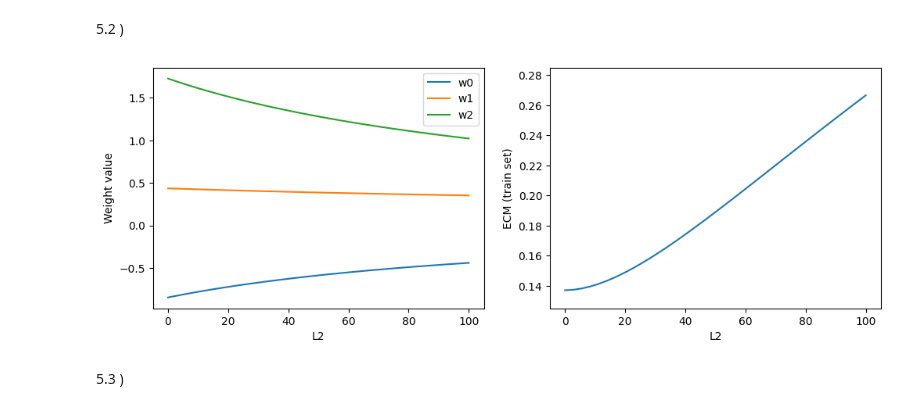
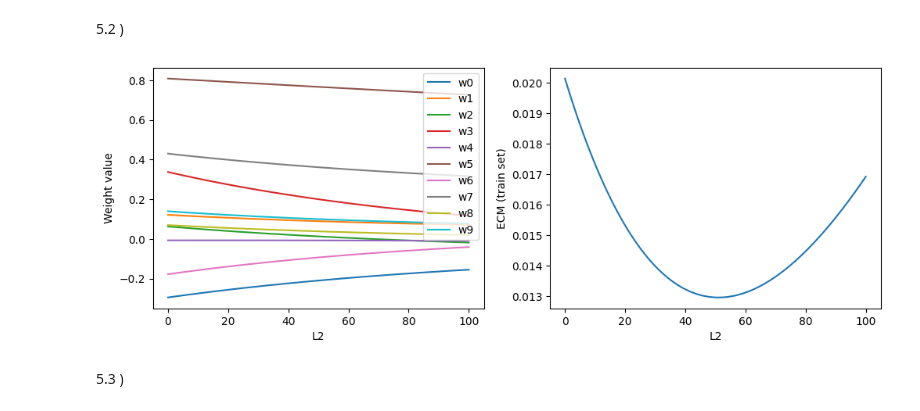
Before and after one commit to NazaGonella/TP01-machine-learning, a Jupyter notebook: Entrega_TP1_05.ipynb, the cells around one changed output. Drawn from its saved outputs; the diff is of its cells as text; code cells hidden in the pictures.

```diff
--- a/Entrega_TP1_05.ipynb
+++ b/Entrega_TP1_05.ipynb
@@ -9,9 +9,11 @@ from src.models import LinealReg
 
 raw_data : data_handler.RawData = data_handler.RawData()
 # %%
-engineered_data : data_handler.ProcessedData = data_handler.ProcessedData(correct_data_types=True, standarize=False, area_units='m2')
+engineered_data : data_handler.ProcessedData = data_handler.ProcessedData(correct_data_types=False, standarize=False, area_units='m2')
 engineered_data.fill_missing_values(method='mean')
 engineered_data.casas_dev['high_latitude'] = np.where(engineered_data.casas_dev['lat'] > 0, True, False)
+engineered_data.casas_dev['rooms_per_area'] = engineered_data.casas_dev['rooms'] / engineered_data.casas_dev['area']
+engineered_data.casas_dev['log_area'] = np.log(engineered_data.casas_dev['area'])
 engineered_data.casas_dev = engineered_data.casas_dev.drop(columns=['lon', 'lat', 'area_units'])
-engineered_data.casas_dev.head()
+engineered_data.casas_dev.info()
 # %% [output]
@@ -26,9 +38,5 @@ train : pd.DataFrame
 validation : pd.DataFrame
 train, validation = data_handler.get_train_and_validation_sets(engineered_data.casas_dev, train_fraction=0.8, seed=42)
 train_standarized : pd.DataFrame = prepro.standarize_numeric_columns(train, excluded_columns=set(['lat', 'lon', 'is_house', 'has_pool', 'area_units', 'high_latitude']))
-validation_standarized : pd.DataFrame = prepro.standarize_numeric_columns(train, excluded_columns=set(['lat', 'lon', 'is_house', 'has_pool', 'area_units', 'high_latitude']))
-other_features = ['area', 'price', 'age', 'rooms', 'high_latitude']
-train_means : dict[str, float] = {f : train[f].mean() for f in other_features}
-train_stds : dict[str, float] = {f : train[f].std() for f in other_features}
-validation_means : dict[str, float] = {f : validation[f].mean() for f in other_features}
-validation_stds : dict[str, float] = {f : validation[f].std() for f in other_features}
+validation_standarized : pd.DataFrame = prepro.standarize_numeric_columns(validation, excluded_columns=set(['lat', 'lon', 'is_house', 'has_pool', 'area_units', 'high_latitude']))
+train_standarized.head()
@@ -37,30 +52,29 @@ validation_stds : dict[str, float] = {f : validation[f].std() for f in other_fea
 # %%
 L2s : list[float] = np.linspace(0, 100, 100)
 ECM2s : list[float] = []
 coefsL2 : list[tuple[float, float, float]] = []
 for l in L2s:
-    lin : LinealReg = LinealReg(train_standarized[['area', 'high_latitude']].to_numpy(), train_standarized['price'].to_numpy(), L2=l)
-    lin.fit_gradient_descent(step_size=0.00005, tolerance=0.5, max_number_of_steps=-1)
+    lin : LinealReg = LinealReg(train_standarized.to_numpy(), train_standarized['price'].to_numpy(), L2=l)
+    lin.fit_gradient_descent(step_size=0.000005, tolerance=0.5, max_number_of_steps=1000)
     coefsL2.append(lin.coef)
-    # ECM2s.append(lin.error_cuadratico_medio(validation_set_x=validation_standarized, validation_set_y=validation_standarized['price'].to_numpy()))
-    ECM2s.append(lin.error_cuadratico_medio())
+    ECM2s.append(lin.error_cuadratico_medio(validation_set_x=validation_standarized, validation_set_y=validation_standarized['price'].to_numpy()))
+    # ECM2s.append(lin.error_cuadratico_medio())
 
 plt.figure(figsize=(12, 4))
 plt.subplot(1, 2, 1)
 for i in range(np.array(coefsL2).shape[1]):
     plt.plot(L2s, np.array(coefsL2)[:, i], label=f'w{i}')
 plt.xlabel('L2')
 plt.ylabel('Weight value')
 plt.legend()
 plt.subplot(1, 2, 2)
 L2s : list[float] = np.linspace(0, 100, 100)
 plt.xlabel('L2')
 plt.ylabel('ECM (train set)')
-plt.ylim(0.125, 0.285)
 plt.plot(L2s, ECM2s)
 plt.show()
 # %% [output]
-[figure, old version]
+[figure, new version]
 # %% [markdown]
 5.3 )
 # %%
```
Also changed, not shown: parts of 3 cells of this notebook, 1 other file.
